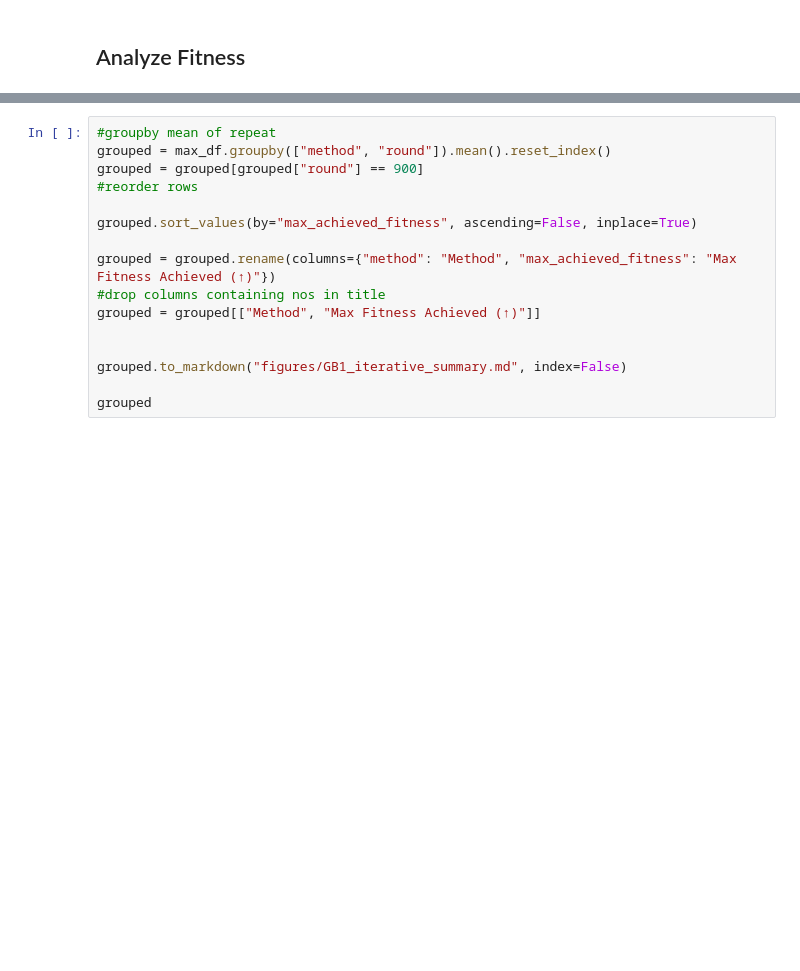
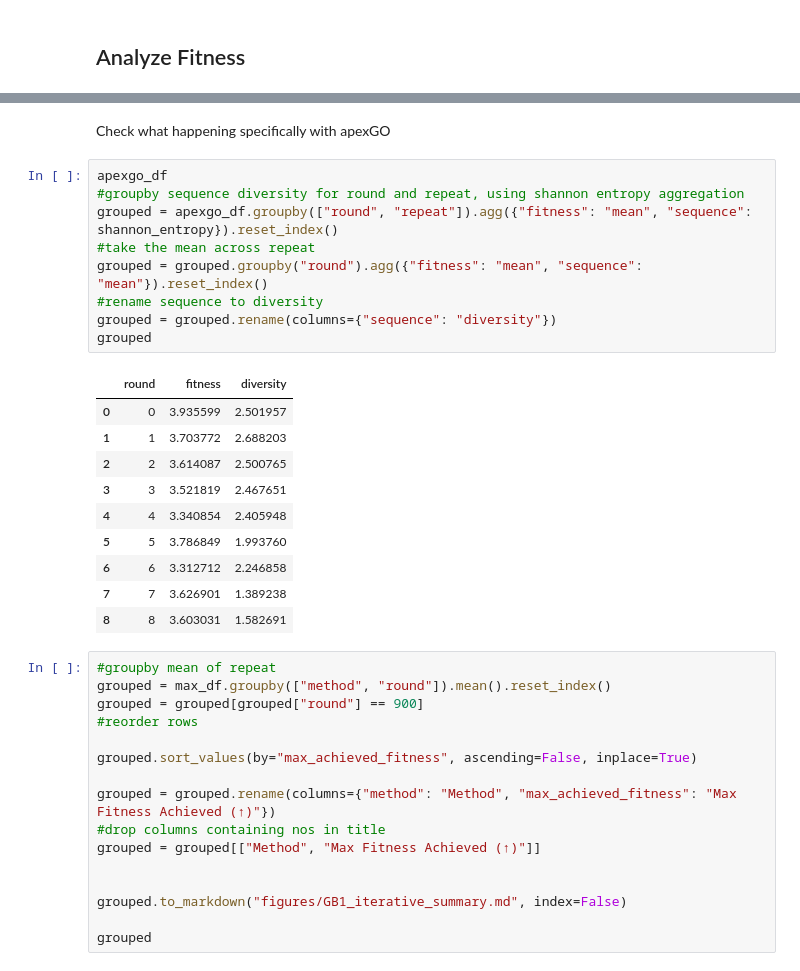
Before and after one commit to Komod0D/SGPO, a Jupyter notebook: analysis.ipynb, the cells around one changed output, grey strips where cells are left out. Saved outputs shown, nothing was run; the diff lists cells and outputs as text; blank space fills up the shorter version.

Commit message:
cleaned up paths and analysis for apexgo

```diff
--- a/analysis.ipynb
+++ b/analysis.ipynb
@@ -1395,3 +1395,25 @@ Directory not found: exps/protein/GB1/vae/iterativeBO/APEXGO
+# %% [markdown]
+Check what happening specifically with apexGO
+# %%
+apexgo_df
+#groupby sequence diversity for round and repeat, using shannon entropy aggregation
+grouped = apexgo_df.groupby(["round", "repeat"]).agg({"fitness": "mean", "sequence": shannon_entropy}).reset_index()
+#take the mean across repeat
+grouped = grouped.groupby("round").agg({"fitness": "mean", "sequence": "mean"}).reset_index()
+#rename sequence to diversity
+grouped = grouped.rename(columns={"sequence": "diversity"})
+grouped
+# %% [output]
+|  | round | fitness | diversity |
+| 0 | 0 | 3.935599 | 2.501957 |
+| 1 | 1 | 3.703772 | 2.688203 |
+| 2 | 2 | 3.614087 | 2.500765 |
+| 3 | 3 | 3.521819 | 2.467651 |
+| 4 | 4 | 3.340854 | 2.405948 |
+| 5 | 5 | 3.786849 | 1.993760 |
+| 6 | 6 | 3.312712 | 2.246858 |
+| 7 | 7 | 3.626901 | 1.389238 |
+| 8 | 8 | 3.603031 | 1.582691 |
 # %%
 #groupby mean of repeat
 grouped = max_df.groupby(["method", "round"]).mean().reset_index()
```
Also changed, not shown: parts of 1 cell of this notebook, 2 other files.
